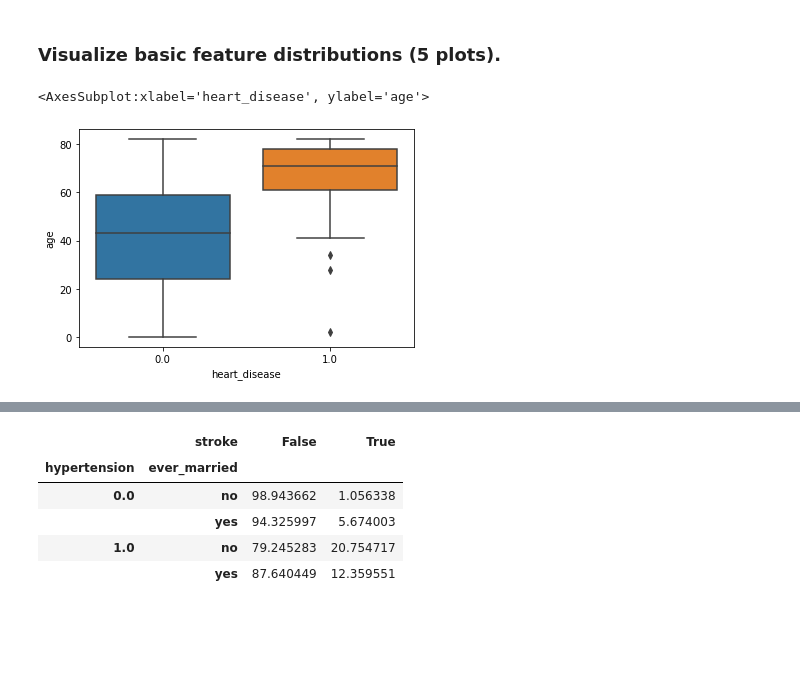
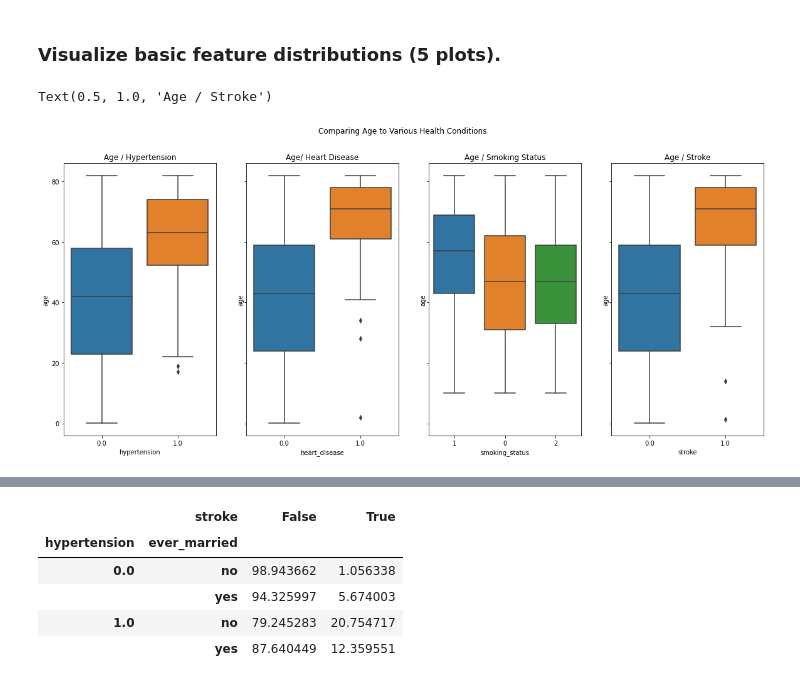
Before and after one commit to HaydenCenter/CS7324-Labs, a Jupyter notebook: Lab1/Lab One - Exploring Table Data - Fidelia.ipynb, the cells around one changed output, grey strips where cells are left out. Drawn from its saved outputs; the diff is of its cells as text; code cells hidden in the pictures; blank space fills up the shorter version.

Commit message:
finished making updates to my sections (changing boxplot and adding more statistical analysis)

```diff
--- a/Lab1/Lab One - Exploring Table Data - Fidelia.ipynb
+++ b/Lab1/Lab One - Exploring Table Data - Fidelia.ipynb
@@ -126,33 +222,24 @@ plt.show()
 ### Visualize basic feature distributions (5 plots).
 # %%
 import seaborn as sns
-# plt.subplots(figsize=(20, 5))
-# plt.subplot(1,3,1)
-# sns.boxplot(x="hypertension", y="age", data=df_imputed)
 
-# plt.title('Age / Hypertension Correlation')
-# plt.ylabel('Age')
-# plt.xlabel('Hypertension')
-
-fig, axes = plt.subplots(1, 4, figsize=(15, 5), sharey=True)
+fig, axes = plt.subplots(1, 4, figsize=(20, 8), sharey=True)
 fig.suptitle('Comparing Age to Various Health Conditions')
 
 # Bulbasaur
 sns.boxplot(ax = axes[0], x="hypertension", y="age", data=df_imputed)
 axes[0].set_title('Age / Hypertension')
 
-# # Charmander
-# sns.boxplot(ax = axes[1], x="heart_disease", y="age", data=df_imputed)
-# axes[1].set_title('Age/ Heart Disease')
+# Charmander
+sns.boxplot(ax = axes[1], x="heart_disease", y="age", data=df_imputed)
+axes[1].set_title('Age/ Heart Disease')
 
-# # Squirtle
-# sns.boxplot(ax = axes[2], x="smoking_status", y="age", data=df_imputed)
-# axes[2].set_title('Age / Smoking Status')
+# Squirtle
+sns.boxplot(ax = axes[2], x="smoking_status", y="age", data=df_imputed)
+axes[2].set_title('Age / Smoking Status')
 
-# sns.boxplot(ax = axes[3], x="avg_glucose_level", y="age", data=df_imputed)
-# axes[3].set_title('Age / Glucose Level')
+sns.boxplot(ax = axes[3], x="stroke", y="age", data=df_imputed)
+axes[3].set_title('Age / Stroke')
+# %% [output]
+Text(0.5, 1.0, 'Age / Stroke')
+[figure, added]
-# %%
-sns.boxplot(x="heart_disease", y="age", data=df_imputed)
-# %% [output]
-<AxesSubplot:xlabel='heart_disease', ylabel='age'>
-[figure, removed]
```
Also changed, not shown: parts of 18 cells of this notebook.
